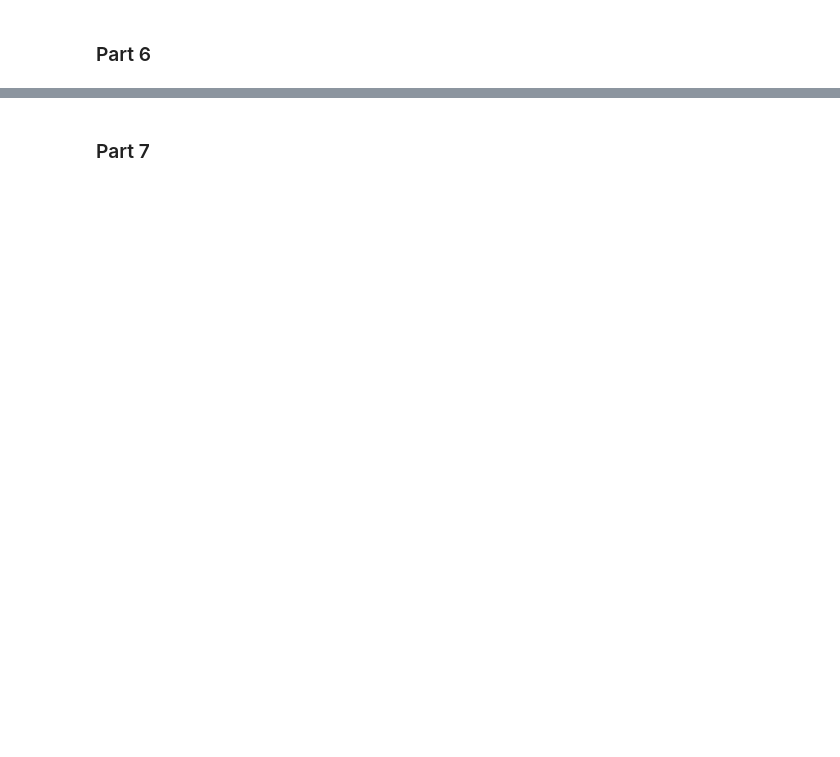
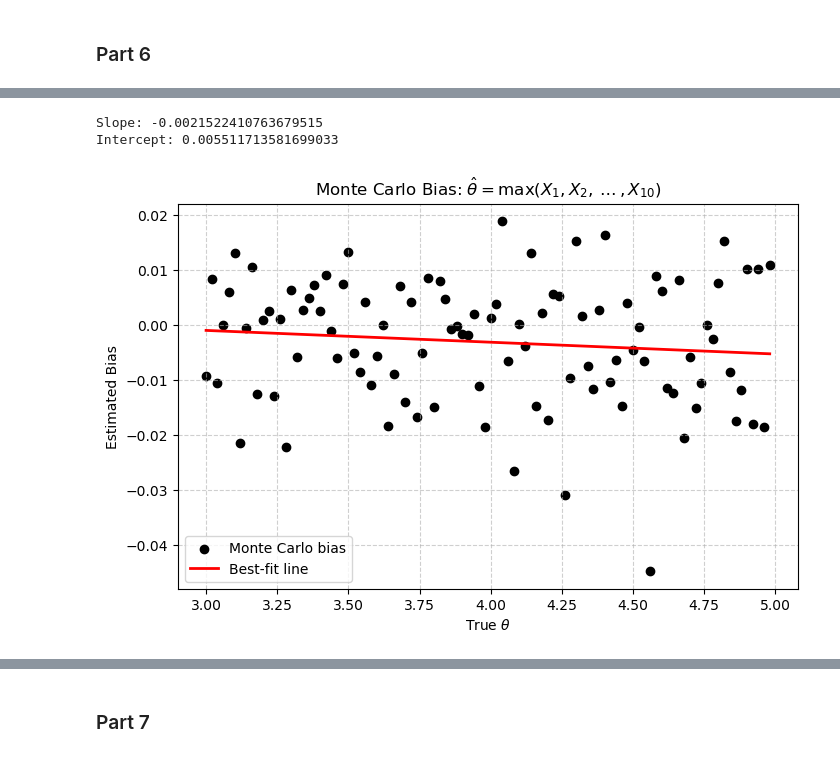
Before and after one commit to Ali-Raisolsadat/Ali-Raisolsadat.github.io, a Jupyter notebook: stat4110-code/chapter3/slide_code/lecture3_lecture_code_python.ipynb, the cells around one changed output, grey strips where cells are left out. Saved outputs shown, nothing was run; the diff lists cells and outputs as text; code cells hidden in the pictures; blank space fills up the shorter version.

```diff
--- a/stat4110-code/chapter3/slide_code/lecture3_lecture_code_python.ipynb
+++ b/stat4110-code/chapter3/slide_code/lecture3_lecture_code_python.ipynb
@@ -227,0 +243,40 @@ plt.show()
+# %%
+n, m, J = 1000, 10, 100
+bias = []
+theta = []
+
+for j in range(J):
+    rational_p = 3 + 2*j/100
+    theta.append(rational_p)
+    e = []
+    for i in range(n):
+        u = np.random.uniform(0, rational_p, m)
+        e.append((m+1)/m * np.max(u))
+
+    bias.append(np.mean(e) - rational_p)
+
+theta = np.array(theta)
+bias = np.array(bias)
+
+slope, intercept = np.polyfit(theta, bias, 1)
+print("Slope:", slope)
+print("Intercept:", intercept)
+
+# regression line
+bias_fit = slope*theta + intercept
+
+# plot
+plt.figure(figsize=(8, 5))
+plt.scatter(theta, bias, color="black", marker='o', label="Monte Carlo bias")
+plt.plot(theta, bias_fit, color="red", linewidth=2, label="Best-fit line")
+plt.xlabel(r"True $\theta$")
+plt.ylabel("Estimated Bias")
+plt.title(r"Monte Carlo Bias: $\hat{\theta} = \max(X_1,X_2,\dots,X_{10})$")
+plt.grid(True, linestyle="--", alpha=0.6)
+plt.legend()
+
+plt.show()
+# %% [output]
+Slope: -0.0021522410763679515
+Intercept: 0.005511713581699033
+[figure, added]
```
Also changed, not shown: parts of 13 cells of this notebook, 9 other files.
